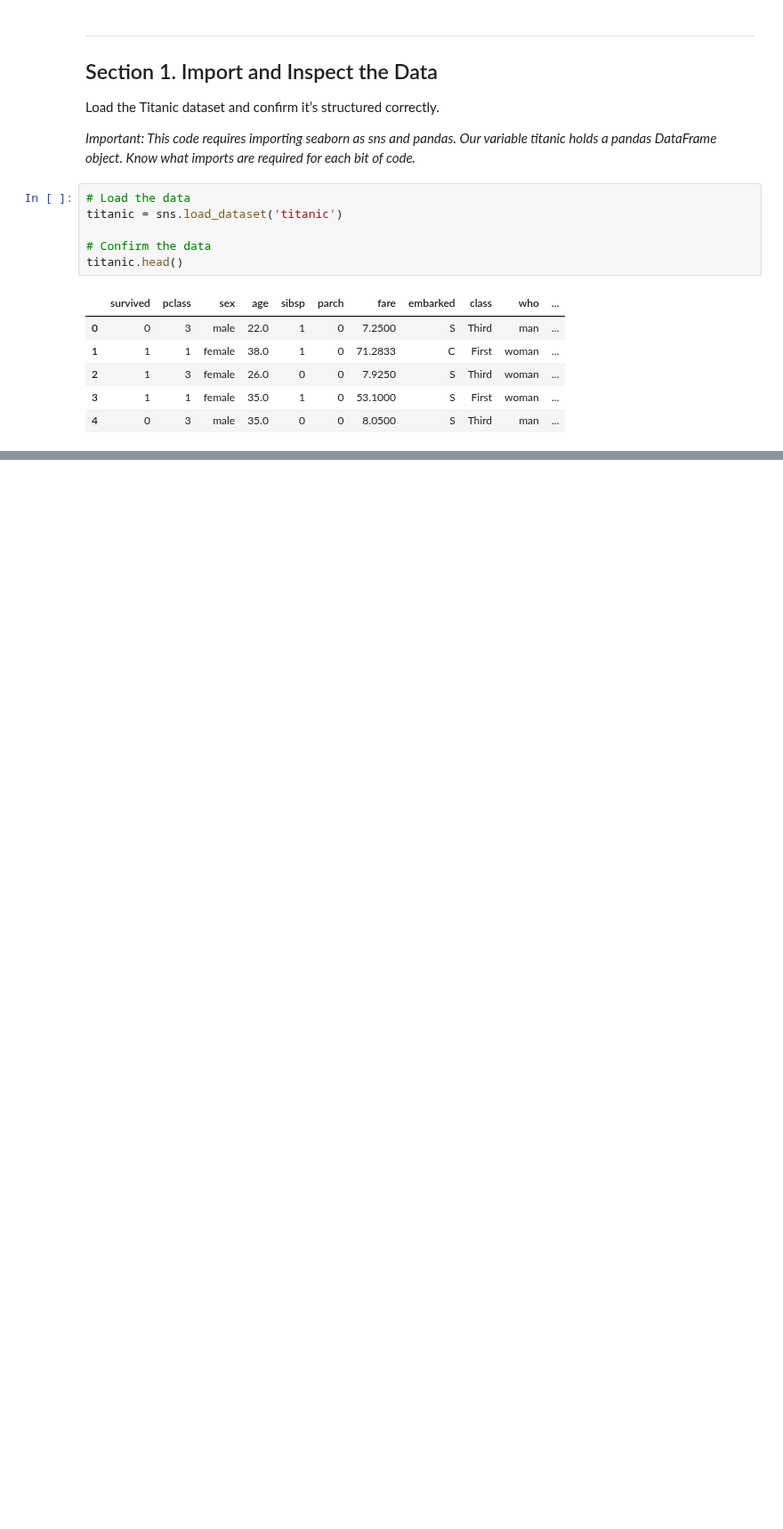
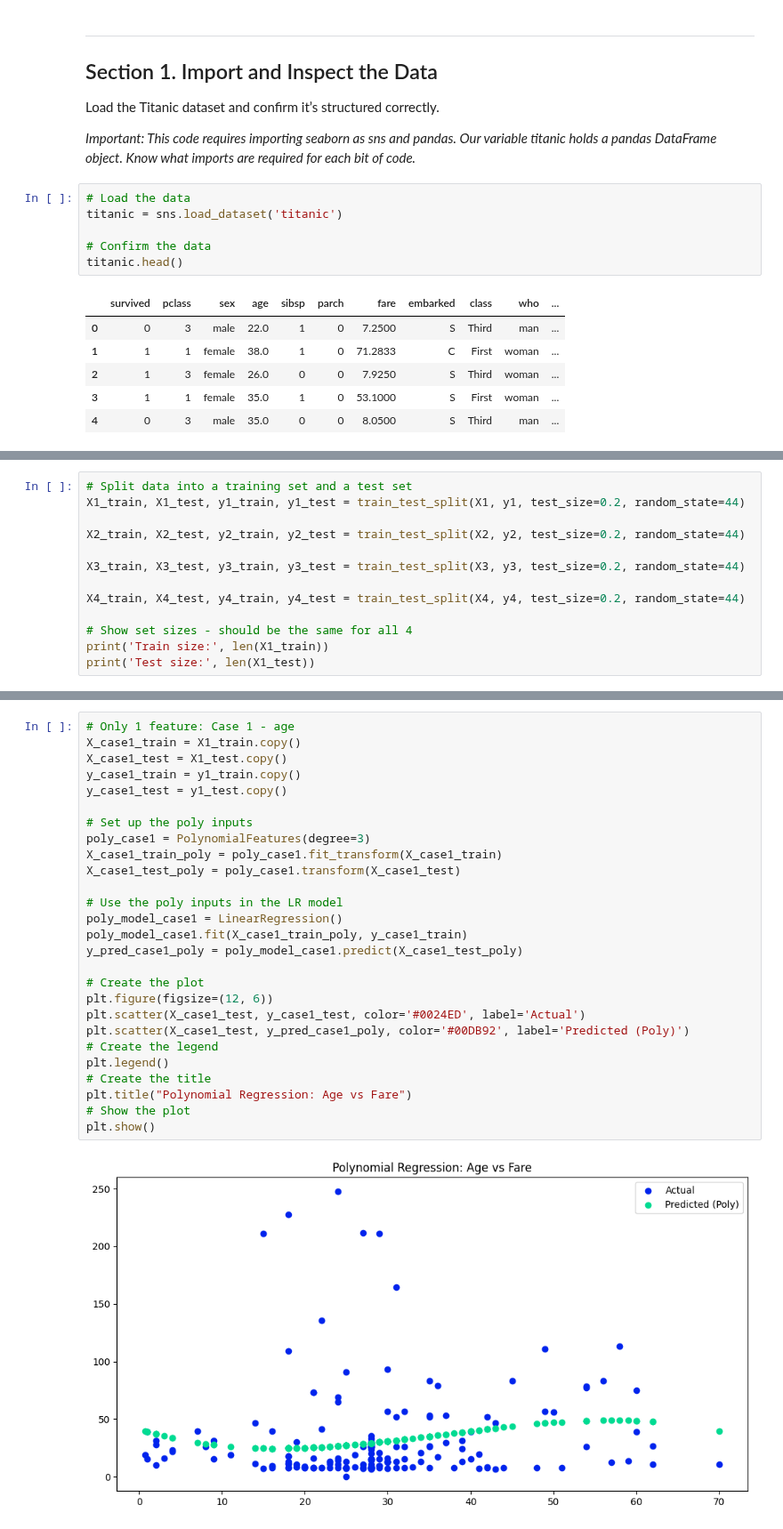
Before and after one commit to Bdowdle4/applied-ml-dowdle, a Jupyter notebook: lab04/ml04_dowdle.ipynb, the cells around one changed output, grey strips where cells are left out. Shown at 89% size. Drawn from its saved outputs; the diff is of its cells as text; blank space fills up the shorter version.

```diff
--- a/lab04/ml04_dowdle.ipynb
+++ b/lab04/ml04_dowdle.ipynb
@@ -70,0 +155,13 @@ Prepare the Titanic data for regression modeling. See the previous work.
+# %%
+# Split data into a training set and a test set
+X1_train, X1_test, y1_train, y1_test = train_test_split(X1, y1, test_size=0.2, random_state=44)
+
+X2_train, X2_test, y2_train, y2_test = train_test_split(X2, y2, test_size=0.2, random_state=44)
+
+X3_train, X3_test, y3_train, y3_test = train_test_split(X3, y3, test_size=0.2, random_state=44)
+
+X4_train, X4_test, y4_train, y4_test = train_test_split(X4, y4, test_size=0.2, random_state=44)
+
+# Show set sizes - should be the same for all 4
+print('Train size:', len(X1_train))
+print('Test size:', len(X1_test))
@@ -70,0 +333,29 @@ Prepare the Titanic data for regression modeling. See the previous work.
+# %%
+# Only 1 feature: Case 1 - age
+X_case1_train = X1_train.copy()
+X_case1_test = X1_test.copy()
+y_case1_train = y1_train.copy()
+y_case1_test = y1_test.copy()
+
+# Set up the poly inputs
+poly_case1 = PolynomialFeatures(degree=3)
+X_case1_train_poly = poly_case1.fit_transform(X_case1_train)
+X_case1_test_poly = poly_case1.transform(X_case1_test)
+
+# Use the poly inputs in the LR model
+poly_model_case1 = LinearRegression()
+poly_model_case1.fit(X_case1_train_poly, y_case1_train)
+y_pred_case1_poly = poly_model_case1.predict(X_case1_test_poly)
+
+# Create the plot
+plt.figure(figsize=(12, 6))
+plt.scatter(X_case1_test, y_case1_test, color='#0024ED', label='Actual')
+plt.scatter(X_case1_test, y_pred_case1_poly, color='#00DB92', label='Predicted (Poly)')
+# Create the legend
+plt.legend()
+# Create the title
+plt.title("Polynomial Regression: Age vs Fare")
+# Show the plot
+plt.show()
+# %% [output]
+[figure, added]
```
Also changed, not shown: parts of 21 cells of this notebook.
